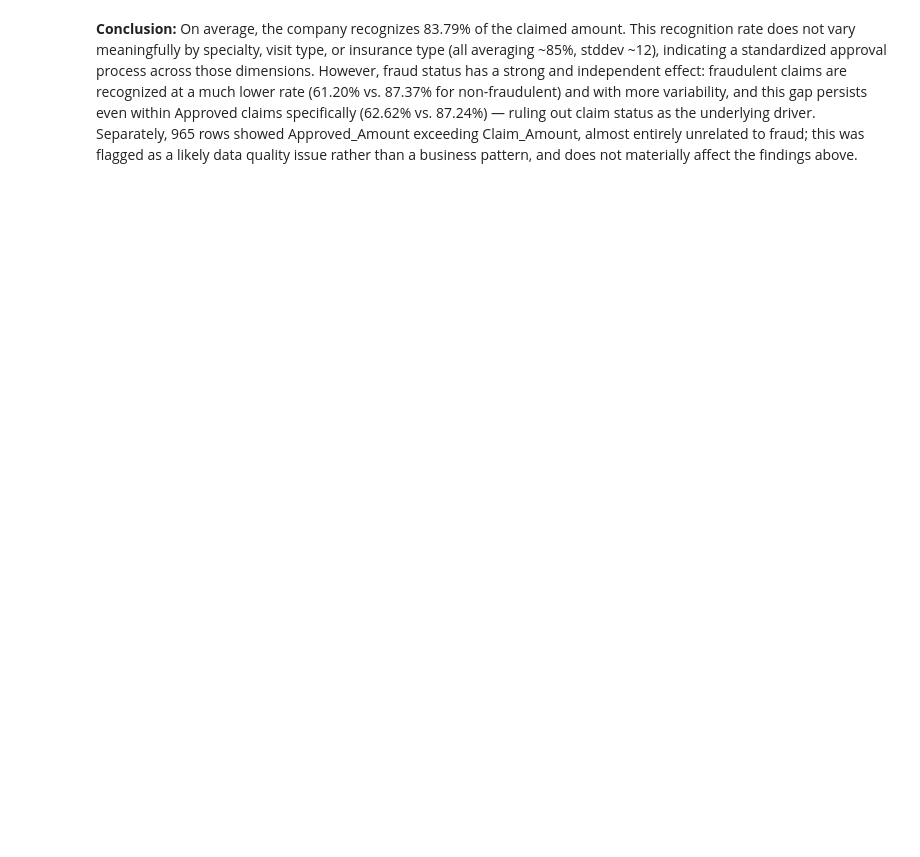
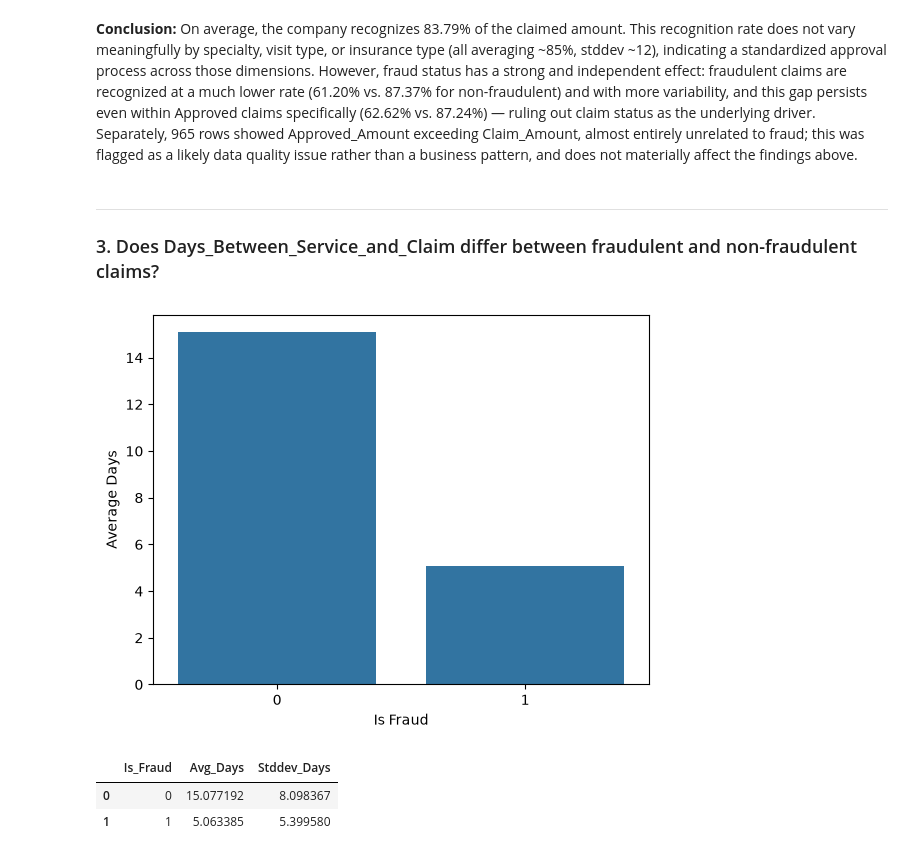
Before and after one commit to jscode-1302/claims_analysis, a Jupyter notebook: notebooks/analysis.ipynb, the cells around one changed output. Drawn from its saved outputs; the diff is of its cells as text; code cells hidden in the pictures; blank space fills up the shorter version.

Commit message:
feat: analyze submission timing for fraud vs non-fraud claims (Q3)

```diff
--- a/notebooks/analysis.ipynb
+++ b/notebooks/analysis.ipynb
@@ -631,2 +631,33 @@ plt.show()
 # %% [markdown]
 **Conclusion:** On average, the company recognizes 83.79% of the claimed amount. This recognition rate does not vary meaningfully by specialty, visit type, or insurance type (all averaging ~85%, stddev ~12), indicating a standardized approval process across those dimensions. However, fraud status has a strong and independent effect: fraudulent claims are recognized at a much lower rate (61.20% vs. 87.37% for non-fraudulent) and with more variability, and this gap persists even within Approved claims specifically (62.62% vs. 87.24%) — ruling out claim status as the underlying driver. Separately, 965 rows showed Approved_Amount exceeding Claim_Amount, almost entirely unrelated to fraud; this was flagged as a likely data quality issue rather than a business pattern, and does not materially affect the findings above.
+# %% [markdown]
+---
+### 3. Does Days_Between_Service_and_Claim differ between fraudulent and non-fraudulent claims?
+# %%
+df_avg_days = con.execute("""
+    SELECT
+        Is_Fraud,
+        AVG(Days_Between_Service_and_Claim) as Avg_Days
+    FROM claims
+    GROUP BY Is_Fraud
+""").df()
+
+ax = sns.barplot(data=df_avg_days, x='Is_Fraud', y='Avg_Days')
+
+ax.set(xlabel='Is Fraud', ylabel='Average Days')
+plt.show()
+# %% [output]
+[figure, added]
+# %%
+con.execute("""
+    SELECT
+        Is_Fraud,
+        AVG(Days_Between_Service_and_Claim) as Avg_Days,
+        STDDEV(Days_Between_Service_and_Claim) as Stddev_Days,
+    FROM claims
+    GROUP BY Is_Fraud
+""").df()
+# %% [output]
+|  | Is_Fraud | Avg_Days | Stddev_Days |
+| 0 | 0 | 15.077192 | 8.098367 |
+| 1 | 1 | 5.063385 | 5.399580 |
```
Also changed, not shown: parts of 4 cells of this notebook.
